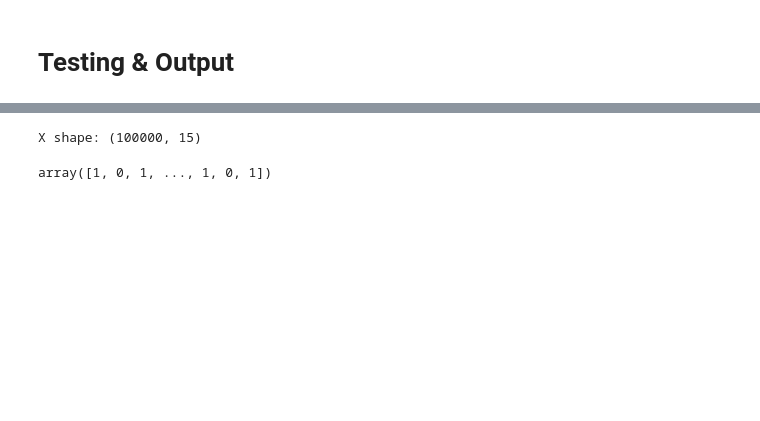
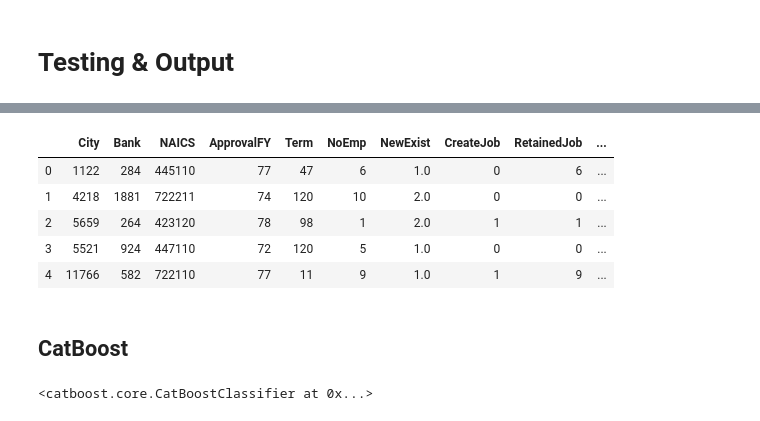
Before and after one commit to HanYuxuanHYX/NUS-CS5228, a Jupyter notebook: CS5228 Project.ipynb, the cells around one changed output, grey strips where cells are left out. Drawn from its saved outputs; the diff is of its cells as text; code cells hidden in the pictures; blank space fills up the shorter version.

```diff
--- a/CS5228 Project.ipynb
+++ b/CS5228 Project.ipynb
@@ -138,8 +616,25 @@ SBA_Appv 9309
+# %%
+def xgb_preprocessing(data):
+    data = data.fillna(-999)
+    data['BankRate'] = data.apply (lambda row: bank_rate(row), axis=1)
+    data['SBARate'] = data.apply (lambda row: sba_rate(row), axis=1)
+    data['DisbursementFY'] = data.apply(lambda row: date_to_year(row), axis=1)
+    data = data.drop(columns=['Id','Name','Zip','State','BankState','ApprovalDate','DisbursementDate','DisbursementGross','BalanceGross','GrAppv','SBA_Appv'])
+    object_columns = data.select_dtypes(['object']).columns
+    data[object_columns] = data[object_columns].astype('category')
+    data[object_columns] = data[object_columns].apply(lambda x: x.cat.codes)
+    return data
+# %%
+Xtest = xgb_preprocessing(Xtest)
+Xtest.head()
+# %% [output]
+|  | City | Bank | NAICS | ApprovalFY | Term | NoEmp | NewExist | CreateJob | RetainedJob | ... |
+| 0 | 1122 | 284 | 445110 | 77 | 47 | 6 | 1.0 | 0 | 6 | ... |
+| 1 | 4218 | 1881 | 722211 | 74 | 120 | 10 | 2.0 | 0 | 0 | ... |
+| 2 | 5659 | 264 | 423120 | 78 | 98 | 1 | 2.0 | 1 | 1 | ... |
+| 3 | 5521 | 924 | 447110 | 72 | 120 | 5 | 1.0 | 0 | 0 | ... |
+| 4 | 11766 | 582 | 722110 | 77 | 11 | 9 | 1.0 | 1 | 9 | ... |
 # %%
-y_pred = xgb_model.predict(preprocessing(Xtest))
+y_pred = model.predict(Xtest)
-# %% [output]
-X shape: (100000, 15)
-# %%
-y_pred
-# %% [output]
-array([1, 0, 1, ..., 1, 0, 1])
+# %% [markdown]
+## CatBoost
@@ -145,0 +652,4 @@ array([1, 0, 1, ..., 1, 0, 1])
+# %%
+model.fit(train_pool)
+# %% [output]
+<catboost.core.CatBoostClassifier at 0x...>
```
Also changed, not shown: parts of 58 cells of this notebook.
